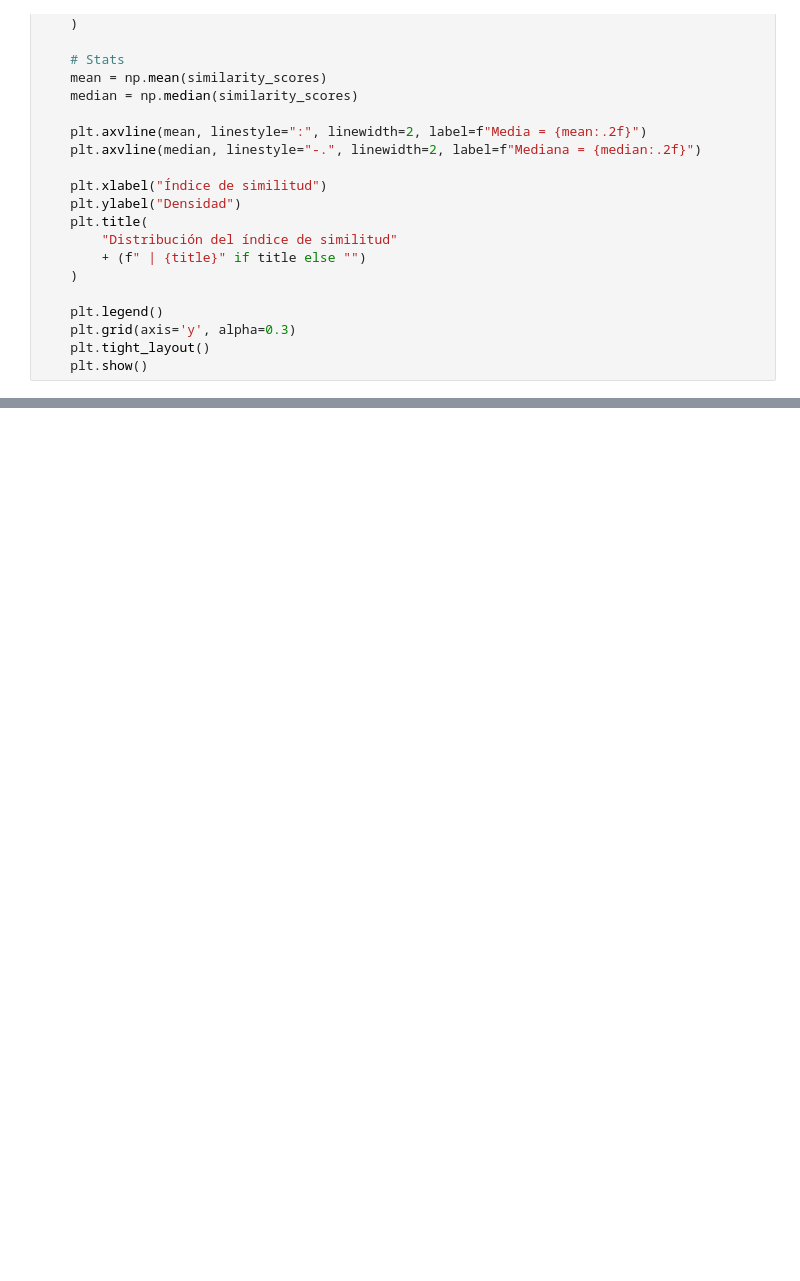
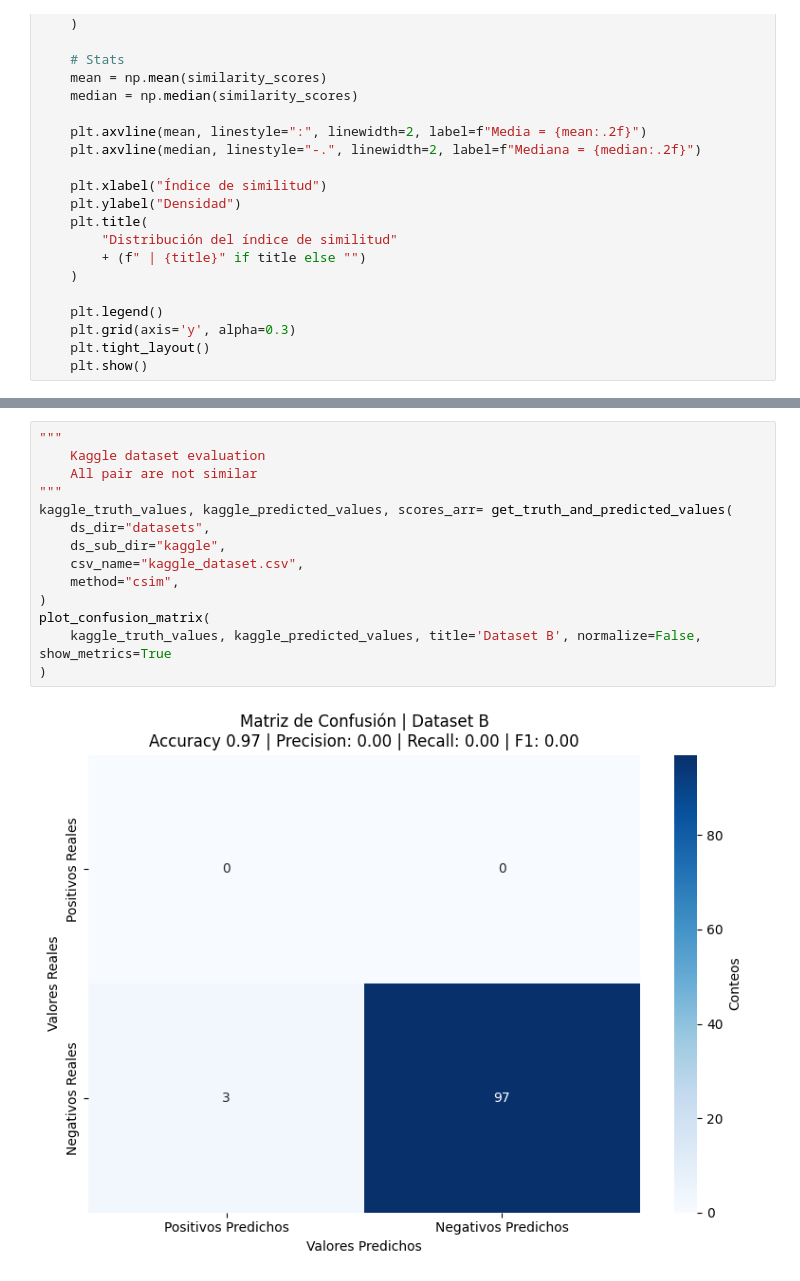
Before and after one commit to EdsonEddy/scsc, a Jupyter notebook: notebooks/testing_dataset/ground_truth.ipynb, the cells around one changed output, grey strips where cells are left out. Cells and saved outputs as stored; diff of their text form; blank space fills up the shorter version.

```diff
--- a/notebooks/testing_dataset/ground_truth.ipynb
+++ b/notebooks/testing_dataset/ground_truth.ipynb
@@ -165,3 +179,19 @@ def plot_histogram(scores_arr, title=None, threshold=0.7):
+# %%
+"""
+    Kaggle dataset evaluation
+    All pair are not similar
+"""
+kaggle_truth_values, kaggle_predicted_values, scores_arr= get_truth_and_predicted_values(
+    ds_dir="datasets",
+    ds_sub_dir="kaggle",
+    csv_name="kaggle_dataset.csv",
+    method="csim",
+)
+plot_confusion_matrix(
+    kaggle_truth_values, kaggle_predicted_values, title='Dataset B', normalize=False, show_metrics=True
+)
+# %% [output]
+[figure, added]
 # %%
 """
     Small dataset evaluation
```
Also changed, not shown: parts of 7 cells of this notebook.
